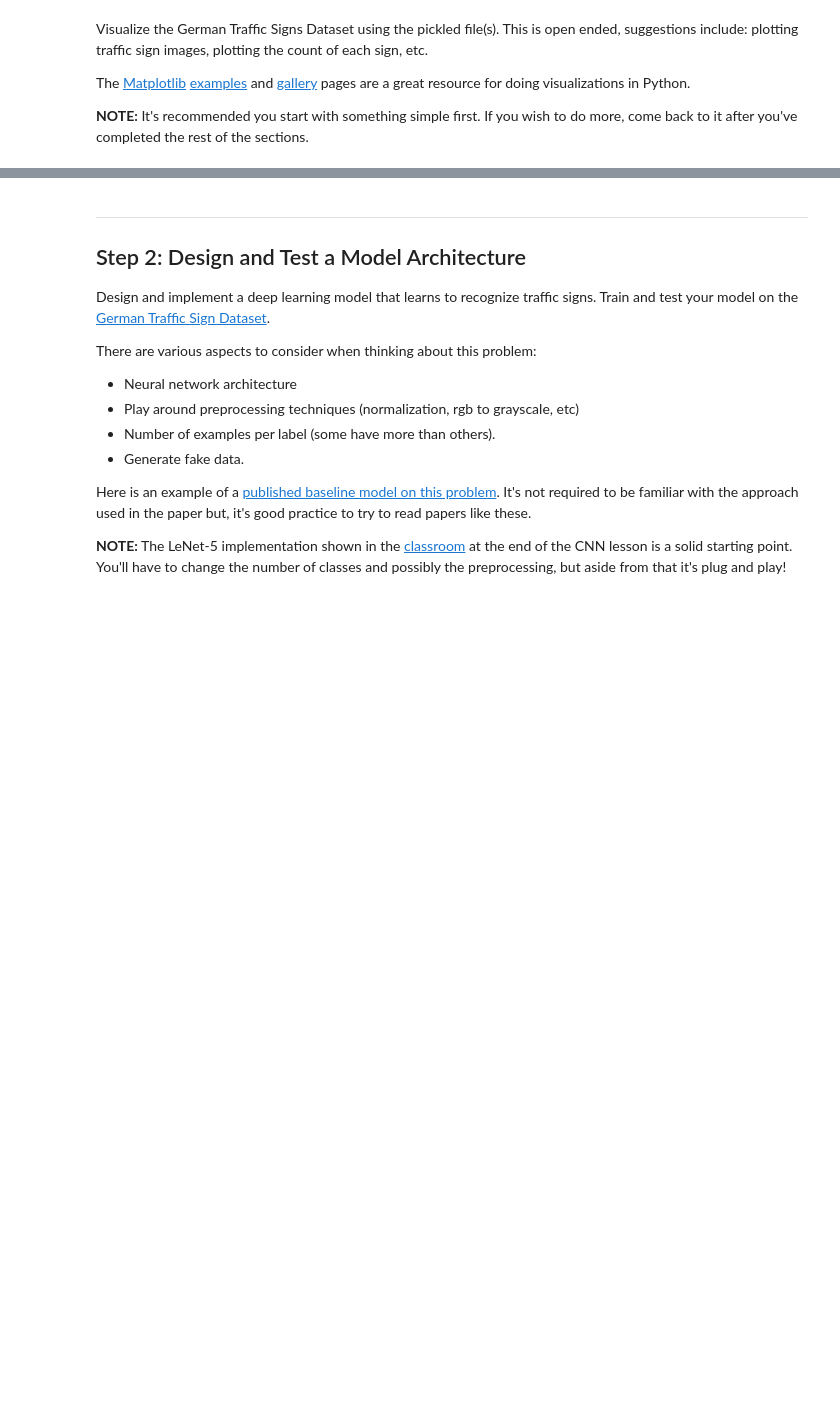
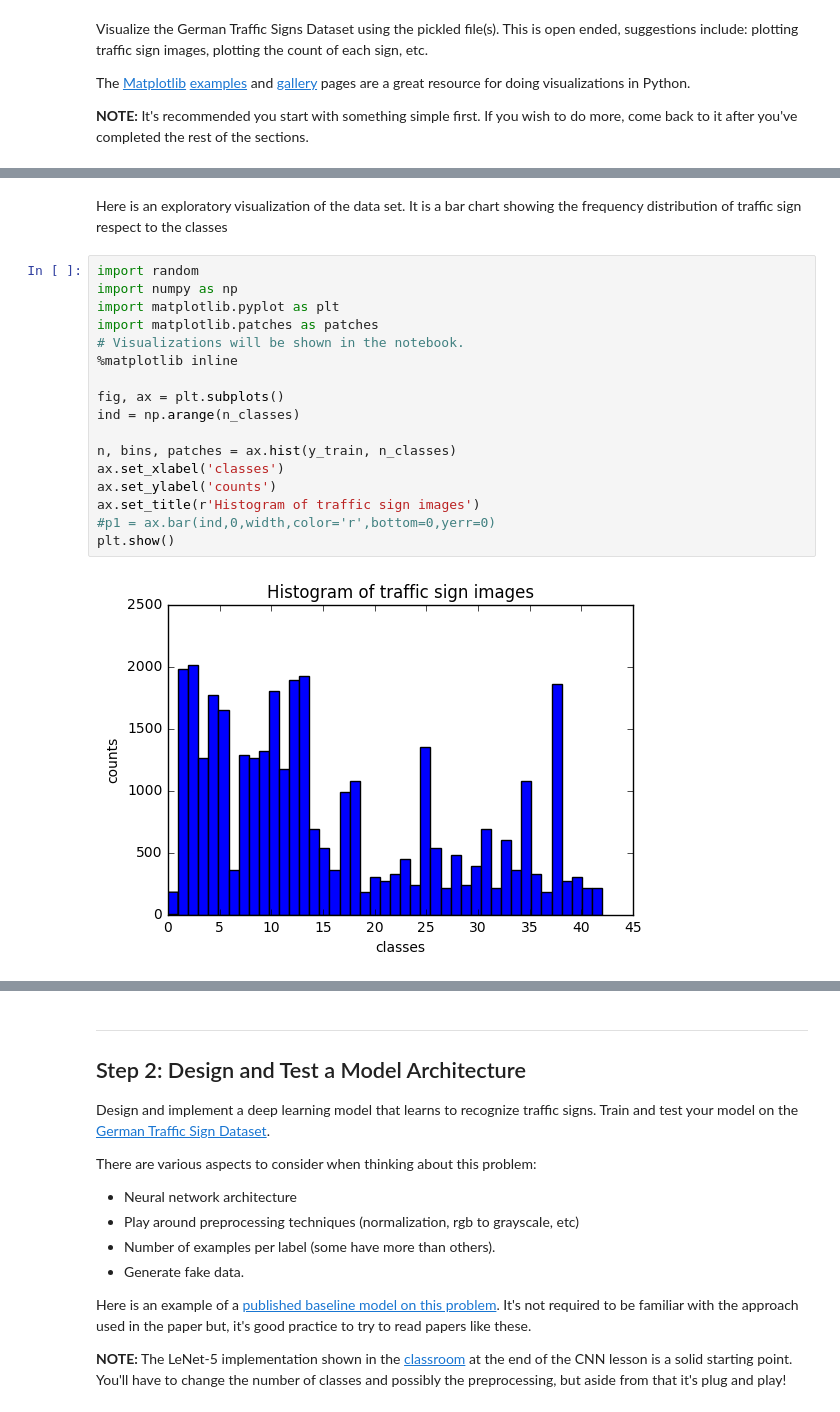
Before and after one commit to aruizga7/CarND-Traffic-Sign-Classifier-Project, a Jupyter notebook: Traffic_Sign_Classifier.ipynb, the cells around one changed output, grey strips where cells are left out. Saved outputs shown, nothing was run; the diff lists cells and outputs as text; blank space fills up the shorter version.

```diff
--- a/Traffic_Sign_Classifier.ipynb
+++ b/Traffic_Sign_Classifier.ipynb
@@ -149,0 +101,21 @@ for index in indexs:
+# %% [markdown]
+Here is an exploratory visualization of the data set. It is a bar chart showing the frequency distribution of traffic sign respect to the classes
+# %%
+import random
+import numpy as np
+import matplotlib.pyplot as plt
+import matplotlib.patches as patches
+# Visualizations will be shown in the notebook.
+%matplotlib inline
+
+fig, ax = plt.subplots()
+ind = np.arange(n_classes)
+
+n, bins, patches = ax.hist(y_train, n_classes)
+ax.set_xlabel('classes')
+ax.set_ylabel('counts')
+ax.set_title(r'Histogram of traffic sign images')
+#p1 = ax.bar(ind,0,width,color='r',bottom=0,yerr=0)
+plt.show()
+# %% [output]
+[figure, added]
```
Also changed, not shown: parts of 40 cells of this notebook, 1 other file.
